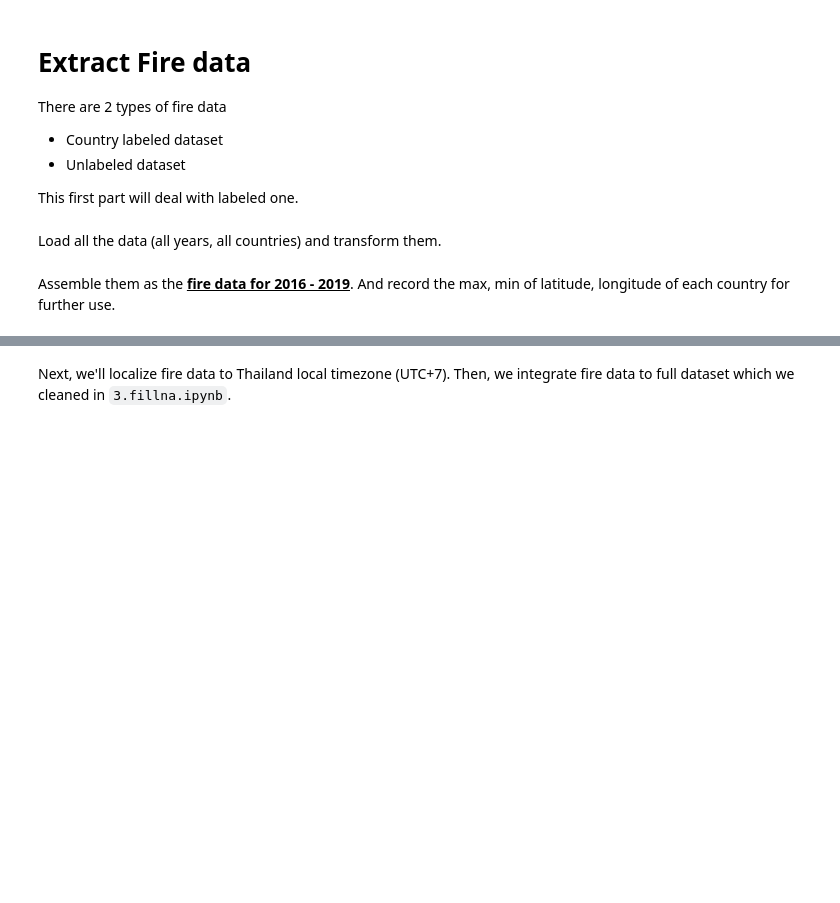
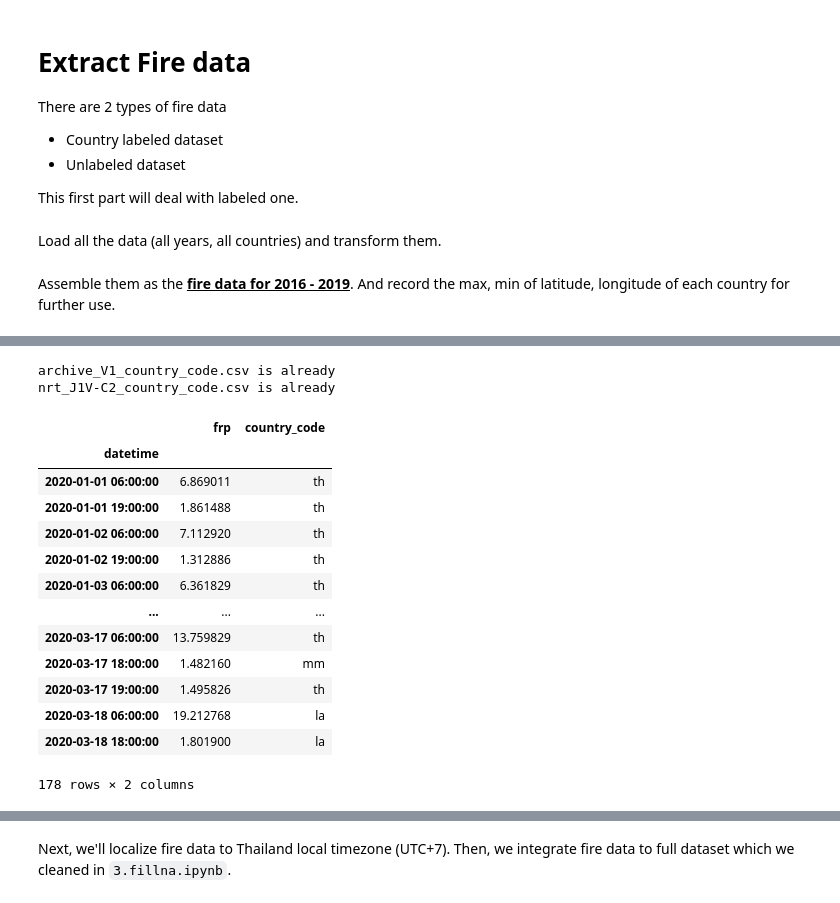
Before and after one commit to samsatp/PM25-DataScience-TermProject, a Jupyter notebook: 4. Fire.ipynb, the cells around one changed output, grey strips where cells are left out. Cells and saved outputs as stored; diff of their text form; code cells hidden in the pictures; blank space fills up the shorter version.

```diff
--- a/4. Fire.ipynb
+++ b/4. Fire.ipynb
@@ -13,8 +15,11 @@ This first part will deal with labeled one.
 # %%
 years = ['2016','2017','2018','2019']
 countries = ['Cambodia','Myanmar','Thailand','Lao_PDR']
+provinces = ['Bangkok','Chanthaburi','Chiang Mai','Kanchanaburi','Khon Kaen','Songkhla']
 
 fire = {'2016':{}, '2017':{}, '2018':{}, '2019':{}}
+
+left_join = dict(left_index=True, right_index=True, how='left')
 # %% [markdown]
 Load all the data (all years, all countries) and transform them.
 # %%
@@ -85,0 +114,14 @@ fire_all
+# %%
+fire_files = [ 'fire_archive_V1_163551.csv', 'fire_nrt_J1V-C2_163550.csv']
+
+# Read two 2020 fire files
+fire_2020 = {}
+for f in fire_files:
+    df = pd.read_csv(f'../Fire hotspot/{f}')
+    df['hour'] = df['acq_time'].apply(str).str[:-2]
+    df['datetime'] = pd.to_datetime(
+                                df['acq_date']+'T'+df['hour'].str.zfill(2),
+                                format='%Y-%m-%dT%H')
+
+    df = df.groupby(by='datetime').mean()
+    fire_2020[f] = df
@@ -85,0 +153,57 @@ fire_all
+# %%
+# Identify country
+if not os.path.exists('archive_V1_country_code.csv'):
+    # Find country code
+    country_code = data[fire_files[0]].apply(lambda x: assign_country(x), axis=1)
+    country_code.to_csv('archive_V1_country_code.csv')
+else: print('archive_V1_country_code.csv is already')
+
+if not os.path.exists('nrt_J1V-C2_country_code.csv'):
+    # Find country code
+    country_code = data[fire_files[1]].apply(lambda x: assign_country(x), axis=1)
+    country_code.to_csv('nrt_J1V-C2_country_code.csv')
+else: print('nrt_J1V-C2_country_code.csv is already')
+# %% [output]
+archive_V1_country_code.csv is already
+nrt_J1V-C2_country_code.csv is already
+# %%
+code = {'Thailand':'th', 'Myanmar':'mm', 'Lao_PDR':'la', 'Cambodia':'kh'}
+focus = {}
+for f in fire_files:
+    # Read country code file
+    if f.split('_')[1] == 'archive':
+        country_code_map = pd.read_csv('archive_V1_country_code.csv', parse_dates=True, index_col=0)
+    elif f.split('_')[1] == 'nrt':
+        country_code_map = pd.read_csv('nrt_J1V-C2_country_code.csv', parse_dates=True, index_col=0)
+
+    country_code_map.columns = ['country_code']
+    country_code_map.replace(code, inplace=True)
+
+    # Filter out out-of-interest countries
+    mask = country_code_map['country_code'].isin(code.values())
+    focus[f] = country_code_map[mask]
+# %%
+# use fire_files[0]
+file_0 = focus[fire_files[0]].loc["2020":"2020-03-18 20:00:00"]
+file_1 = focus[fire_files[1]].loc["2020":"2020-03-18 20:00:00"]
+assert len(file_0)>len(file_1)
+# %%
+fire_2020_used = fire_2020[fire_files[0]].loc[file_0.index]
+fire_2020_used = fire_2020_used.merge(file_0, **left_join)
+fire_2020_used = fire_2020_used[['frp', 'country_code']]
+fire_2020_used
+# %% [output]
+|  | frp | country_code |
+| datetime |  |  |
+| 2020-01-01 06:00:00 | 6.869011 | th |
+| 2020-01-01 19:00:00 | 1.861488 | th |
+| 2020-01-02 06:00:00 | 7.112920 | th |
+| 2020-01-02 19:00:00 | 1.312886 | th |
+| 2020-01-03 06:00:00 | 6.361829 | th |
+| ... | ... | ... |
+| 2020-03-17 06:00:00 | 13.759829 | th |
+| 2020-03-17 18:00:00 | 1.482160 | mm |
+| 2020-03-17 19:00:00 | 1.495826 | th |
+| 2020-03-18 06:00:00 | 19.212768 | la |
+| 2020-03-18 18:00:00 | 1.801900 | la |
+178 rows × 2 columns
```
Also changed, not shown: parts of 19 cells of this notebook, 32 other files.
